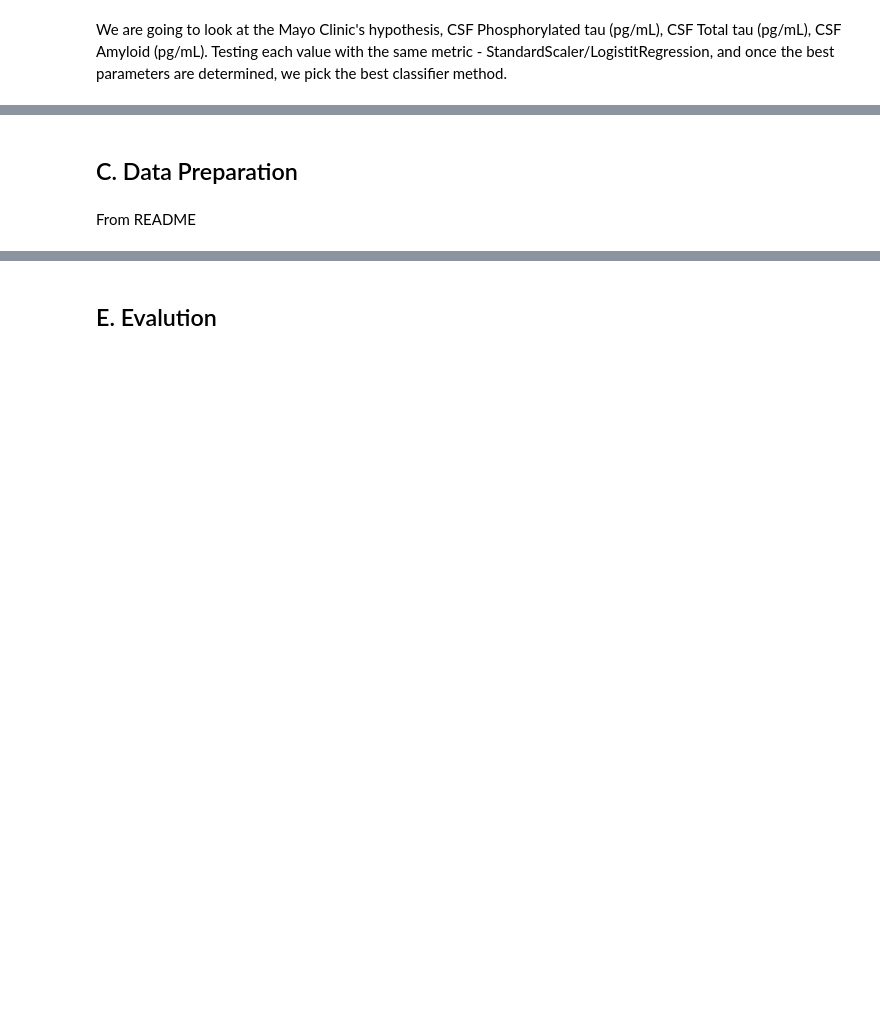
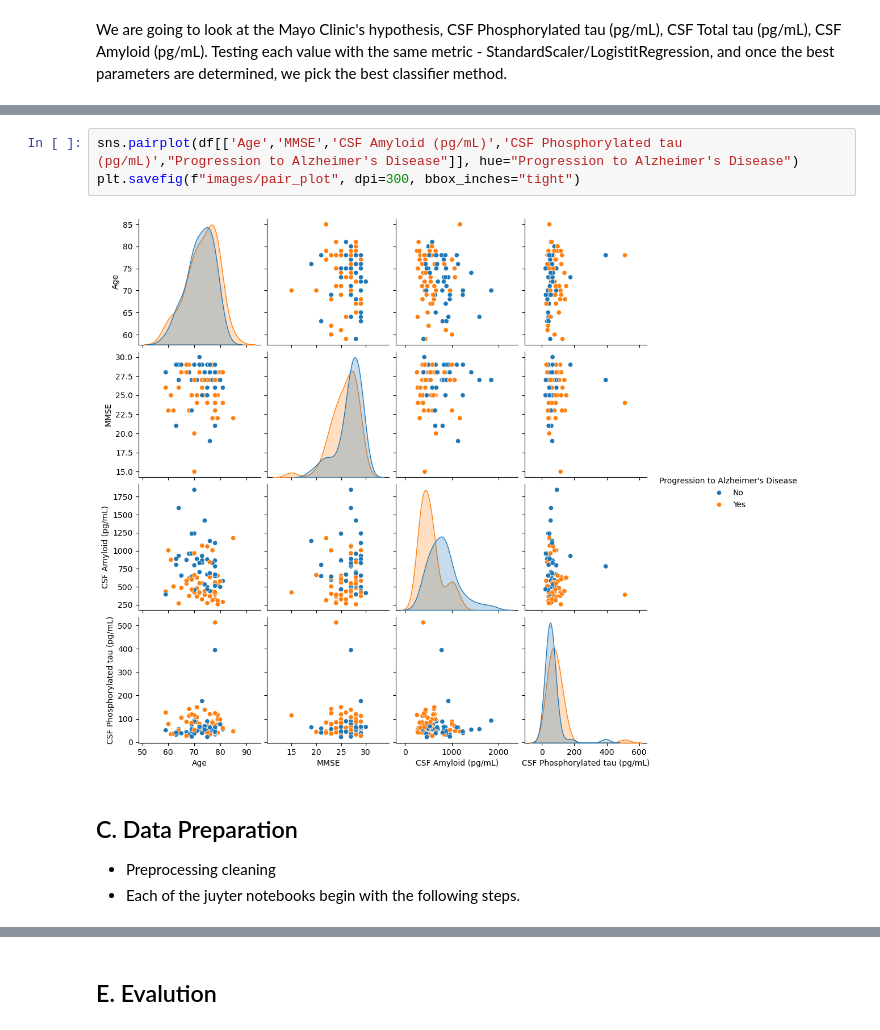
Before and after one commit to davidharrisnet/ucb_capstone_alzheimers, a Jupyter notebook: main.ipynb, the cells around one changed output, grey strips where cells are left out. Cells and saved outputs as stored; diff of their text form; blank space fills up the shorter version.

```diff
--- a/main.ipynb
+++ b/main.ipynb
@@ -218,8 +219,13 @@ plt.show()
 We are going to look at the Mayo Clinic's hypothesis, CSF Phosphorylated tau (pg/mL), CSF Total tau (pg/mL), CSF Amyloid (pg/mL). Testing each value with the same metric - StandardScaler/LogistitRegression, and once the best parameters are determined, we pick the best classifier method.
 # %% [markdown]
 <img src="images/decision_boundary.png" alt="Decision boundary between progression and no progression, tau vs. amyloid" width="500">
+# %%
+sns.pairplot(df[['Age','MMSE','CSF Amyloid (pg/mL)','CSF Phosphorylated tau (pg/mL)',"Progression to Alzheimer's Disease"]], hue="Progression to Alzheimer's Disease")
+plt.savefig(f"images/pair_plot", dpi=300, bbox_inches="tight")
+# %% [output]
+[figure, added]
 # %% [markdown]
 <a id="data-preparation"></a>
 ## C. Data Preparation
+* Preprocessing cleaning
+* Each of the juyter notebooks begin with the following steps.
-# %% [markdown]
-From README
```
Also changed, not shown: parts of 13 cells of this notebook, 41 other files.
